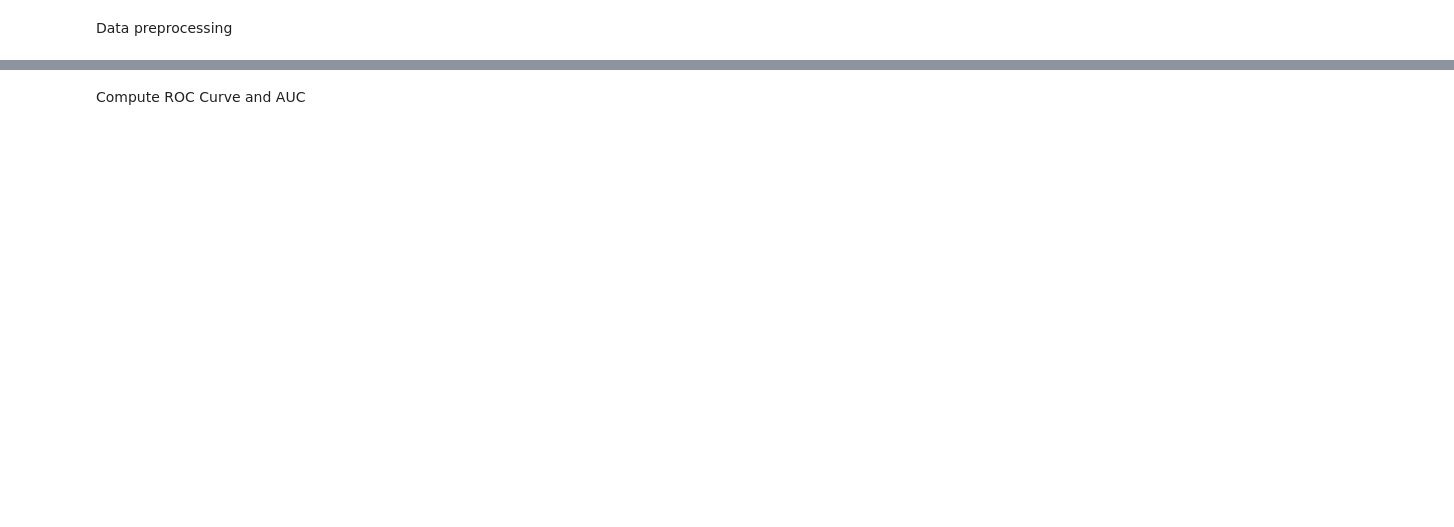
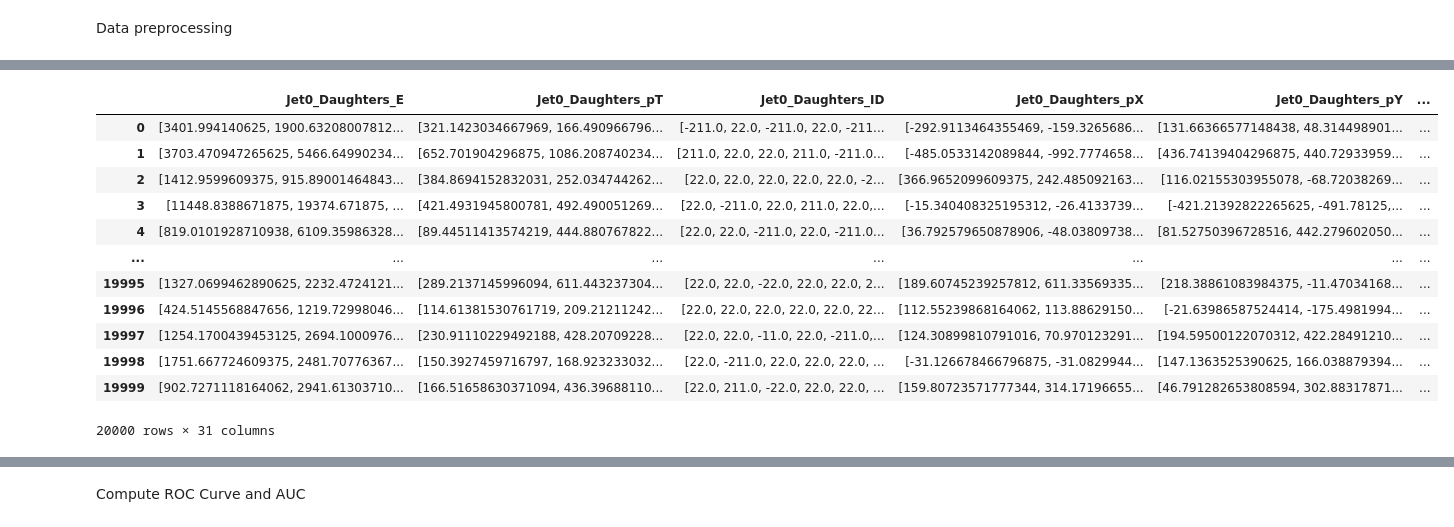
Before and after one commit to gpesticci/Jet-GNN, a Jupyter notebook: GNN.ipynb, the cells around one changed output, grey strips where cells are left out. Cells and saved outputs as stored; diff of their text form; code cells hidden in the pictures; blank space fills up the shorter version.

```diff
--- a/GNN.ipynb
+++ b/GNN.ipynb
@@ -117,6 +128,7 @@ train_df = cut_train_df
 test_df = cut_test_df
 # %%
 training_data = train_df[train_f_cols]
+testing_data = test_df[test_f_cols]
 # %%
 training_data
 # %% [output]
@@ -136,3 +148,19 @@ training_data
+# %%
+testing_data
+# %% [output]
+|  | Jet0_Daughters_E | Jet0_Daughters_pT | Jet0_Daughters_ID | Jet0_Daughters_pX | Jet0_Daughters_pY | ... |
+| 0 | [3401.994140625, 1900.63208007812... | [321.1423034667969, 166.490966796... | [-211.0, 22.0, -211.0, 22.0, -211... | [-292.9113464355469, -159.3265686... | [131.66366577148438, 48.314498901... | ... |
+| 1 | [3703.470947265625, 5466.64990234... | [652.701904296875, 1086.208740234... | [211.0, 22.0, 22.0, 211.0, -211.0... | [-485.0533142089844, -992.7774658... | [436.74139404296875, 440.72933959... | ... |
+| 2 | [1412.9599609375, 915.89001464843... | [384.8694152832031, 252.034744262... | [22.0, 22.0, 22.0, 22.0, 22.0, -2... | [366.9652099609375, 242.485092163... | [116.02155303955078, -68.72038269... | ... |
+| 3 | [11448.8388671875, 19374.671875, ... | [421.4931945800781, 492.490051269... | [22.0, -211.0, 22.0, 211.0, 22.0,... | [-15.340408325195312, -26.4133739... | [-421.21392822265625, -491.78125,... | ... |
+| 4 | [819.0101928710938, 6109.35986328... | [89.44511413574219, 444.880767822... | [22.0, 22.0, -211.0, 22.0, -211.0... | [36.792579650878906, -48.03809738... | [81.52750396728516, 442.279602050... | ... |
+| ... | ... | ... | ... | ... | ... | ... |
+| 19995 | [1327.0699462890625, 2232.4724121... | [289.2137145996094, 611.443237304... | [22.0, 22.0, -22.0, 22.0, 22.0, 2... | [189.60745239257812, 611.33569335... | [218.38861083984375, -11.47034168... | ... |
+| 19996 | [424.5145568847656, 1219.72998046... | [114.61381530761719, 209.21211242... | [22.0, 22.0, 22.0, 22.0, 22.0, 22... | [112.55239868164062, 113.88629150... | [-21.63986587524414, -175.4981994... | ... |
+| 19997 | [1254.1700439453125, 2694.1000976... | [230.91110229492188, 428.20709228... | [22.0, 22.0, -11.0, 22.0, -211.0,... | [124.30899810791016, 70.970123291... | [194.59500122070312, 422.28491210... | ... |
+| 19998 | [1751.667724609375, 2481.70776367... | [150.3927459716797, 168.923233032... | [22.0, -211.0, 22.0, 22.0, 22.0, ... | [-31.126678466796875, -31.0829944... | [147.1363525390625, 166.038879394... | ... |
+| 19999 | [902.7271118164062, 2941.61303710... | [166.51658630371094, 436.39688110... | [22.0, 211.0, -22.0, 22.0, 22.0, ... | [159.80723571777344, 314.17196655... | [46.791282653808594, 302.88317871... | ... |
+20000 rows × 31 columns
 # %%
 # Create node feature array: [jet][daughter][feature]
 def node_features(df, features_cols):
```
Also changed, not shown: parts of 8 cells of this notebook.
